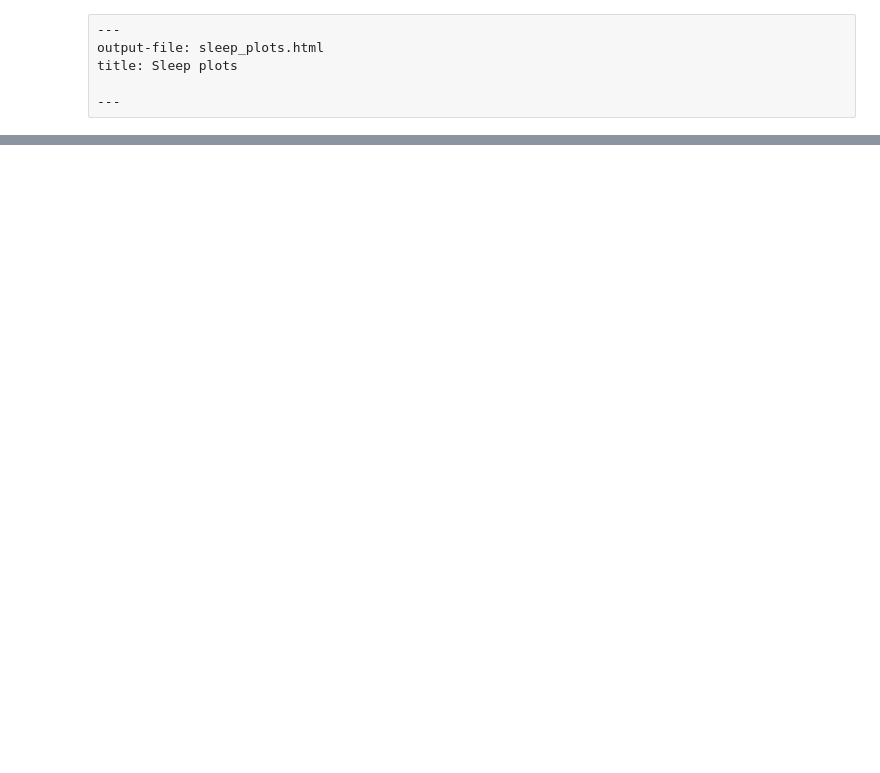
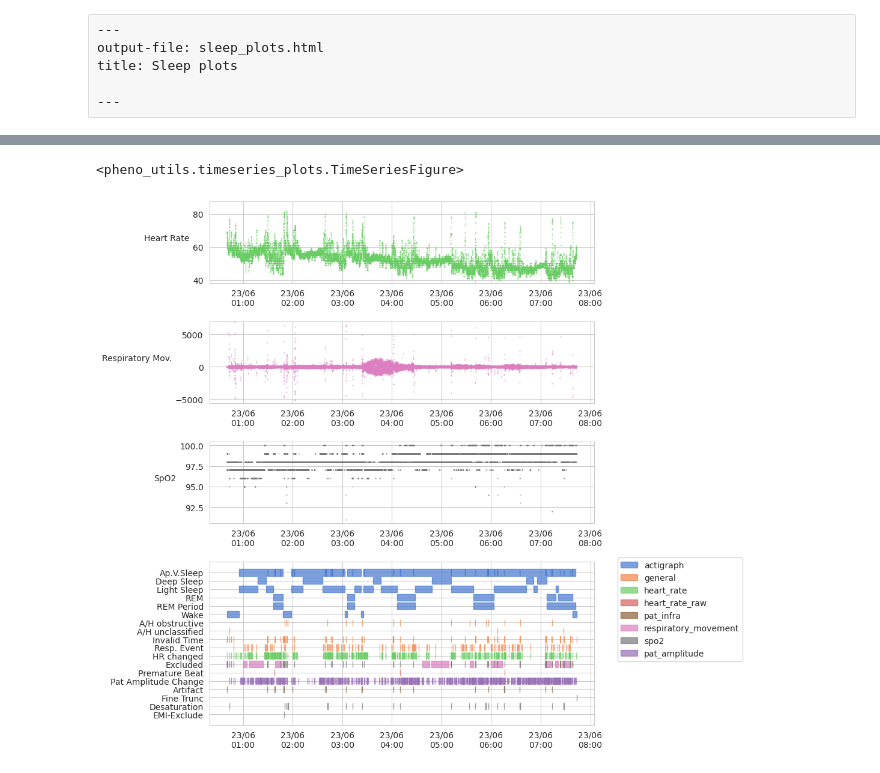
Before and after one commit to PhenoAI/pheno-utils, a Jupyter notebook: nbs/06_sleep_plots.ipynb, the cells around one changed output, grey strips where cells are left out. Cells and saved outputs as stored; diff of their text form; code cells hidden in the pictures; blank space fills up the shorter version.

```diff
--- a/nbs/06_sleep_plots.ipynb
+++ b/nbs/06_sleep_plots.ipynb
@@ -323,0 +256,7 @@ def get_legend_colors(cmap='muted'):
+# %%
+#| eval: false
+from pheno_utils import PhenoLoader
+
+pl = PhenoLoader('sleep')
+channels_df = pl.load_bulk_data('channels_time_series')  # contains: heart_rate, spo2, respiratory_movement
+events_df = pl.load_bulk_data('events_time_series')
@@ -324,3 +285,14 @@ def get_legend_colors(cmap='muted'):
+# %%
+#| eval: false
+import seaborn as sns
+sns.set_style('whitegrid')
+
+plot_sleep(events_df, channels_df,
+           channel_filter=['heart_rate', 'spo2', 'respiratory_movement'],
+           figsize=(8, 8), padding=0.03)
+# %% [output]
+<pheno_utils.timeseries_plots.TimeSeriesFigure>
+[figure, added]
 # %%
 #| hide
 import nbdev; nbdev.nbdev_export()
```
Also changed, not shown: parts of 9 cells of this notebook, 17 other files.
